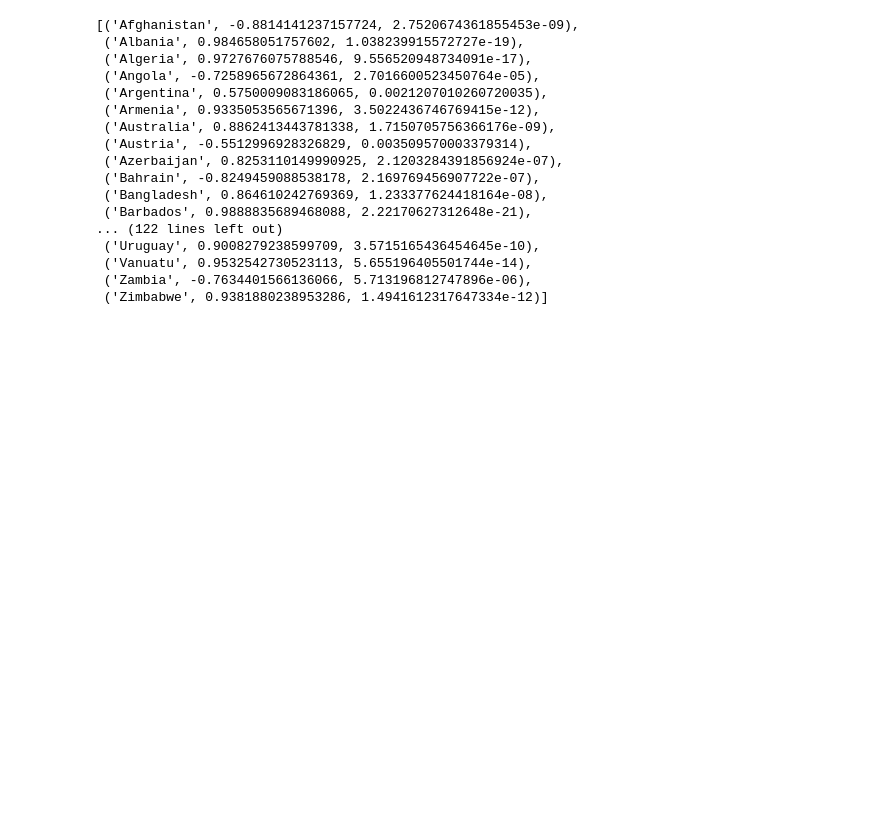
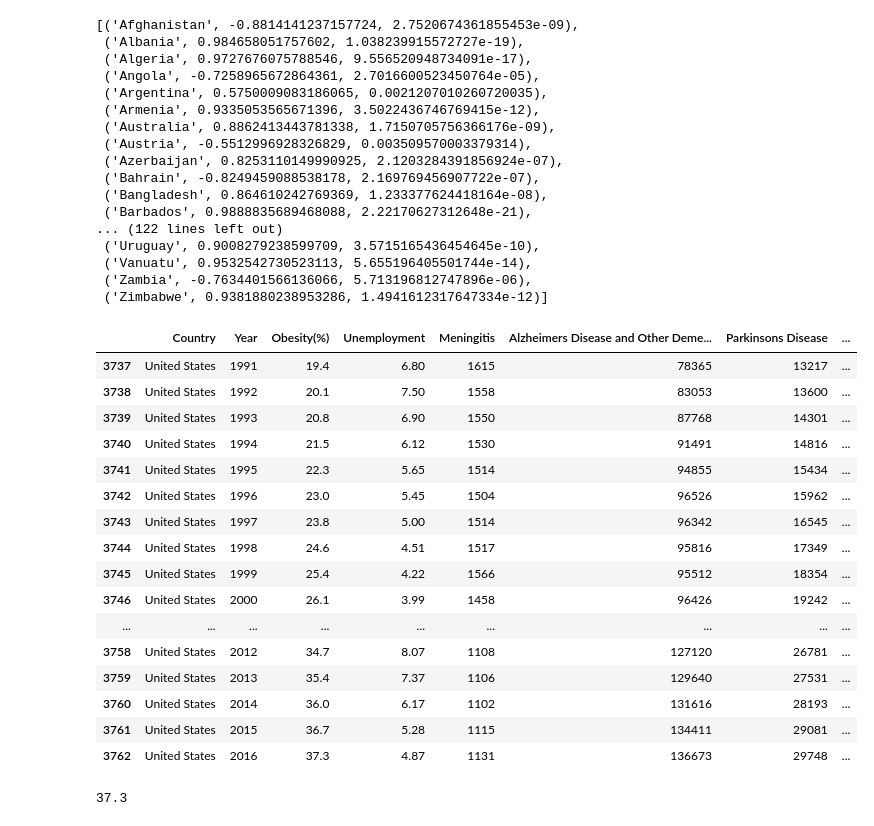
Before and after one commit to Gbau11/Mortality, a Jupyter notebook: jupyter/Trasteo.ipynb, the cells around one changed output. Cells and saved outputs as stored; diff of their text form; code cells hidden in the pictures; blank space fills up the shorter version.

```diff
--- a/jupyter/Trasteo.ipynb
+++ b/jupyter/Trasteo.ipynb
@@ -274,3 +274,29 @@ Porcentaje de tuplas significativas respecto al total: 92.0 %
  ('Vanuatu', 0.9532542730523113, 5.655196405501744e-14),
  ('Zambia', -0.7634401566136066, 5.713196812747896e-06),
  ('Zimbabwe', 0.9381880238953286, 1.4941612317647334e-12)]
+# %%
+df_eeuu = df[df['Country']=='United States']
+
+df_eeuu
+# %% [output]
+|  | Country | Year | Obesity(%) | Unemployment | Meningitis | Alzheimers Disease and Other Deme... | Parkinsons Disease | ... |
+| 3737 | United States | 1991 | 19.4 | 6.80 | 1615 | 78365 | 13217 | ... |
+| 3738 | United States | 1992 | 20.1 | 7.50 | 1558 | 83053 | 13600 | ... |
+| 3739 | United States | 1993 | 20.8 | 6.90 | 1550 | 87768 | 14301 | ... |
+| 3740 | United States | 1994 | 21.5 | 6.12 | 1530 | 91491 | 14816 | ... |
+| 3741 | United States | 1995 | 22.3 | 5.65 | 1514 | 94855 | 15434 | ... |
+| 3742 | United States | 1996 | 23.0 | 5.45 | 1504 | 96526 | 15962 | ... |
+| 3743 | United States | 1997 | 23.8 | 5.00 | 1514 | 96342 | 16545 | ... |
+| 3744 | United States | 1998 | 24.6 | 4.51 | 1517 | 95816 | 17349 | ... |
+| 3745 | United States | 1999 | 25.4 | 4.22 | 1566 | 95512 | 18354 | ... |
+| 3746 | United States | 2000 | 26.1 | 3.99 | 1458 | 96426 | 19242 | ... |
+| ... | ... | ... | ... | ... | ... | ... | ... | ... |
+| 3758 | United States | 2012 | 34.7 | 8.07 | 1108 | 127120 | 26781 | ... |
+| 3759 | United States | 2013 | 35.4 | 7.37 | 1106 | 129640 | 27531 | ... |
+| 3760 | United States | 2014 | 36.0 | 6.17 | 1102 | 131616 | 28193 | ... |
+| 3761 | United States | 2015 | 36.7 | 5.28 | 1115 | 134411 | 29081 | ... |
+| 3762 | United States | 2016 | 37.3 | 4.87 | 1131 | 136673 | 29748 | ... |
+# %%
+df['Obesity(%)'].max()
+# %% [output]
+37.3
```
Also changed, not shown: parts of 5 cells of this notebook, 4 other files.
